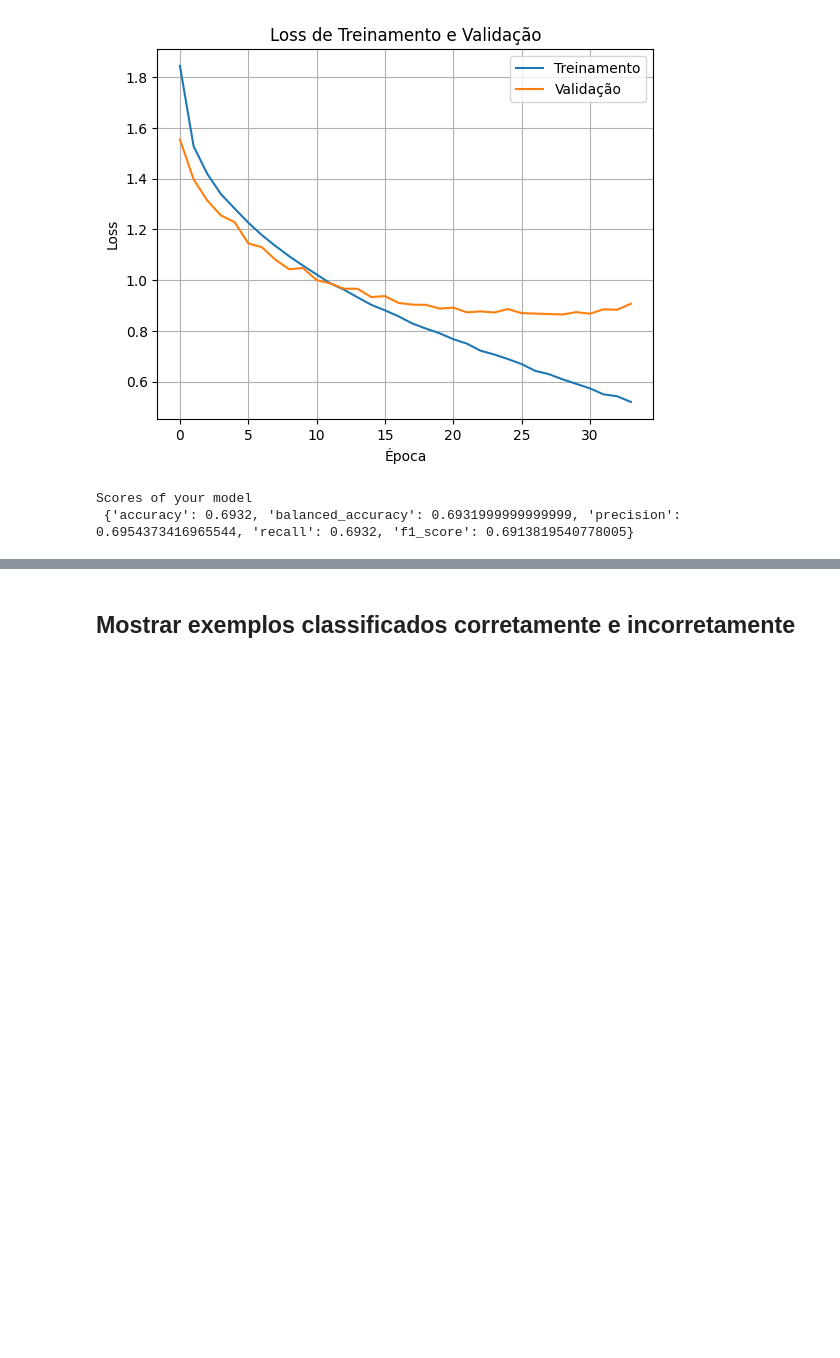
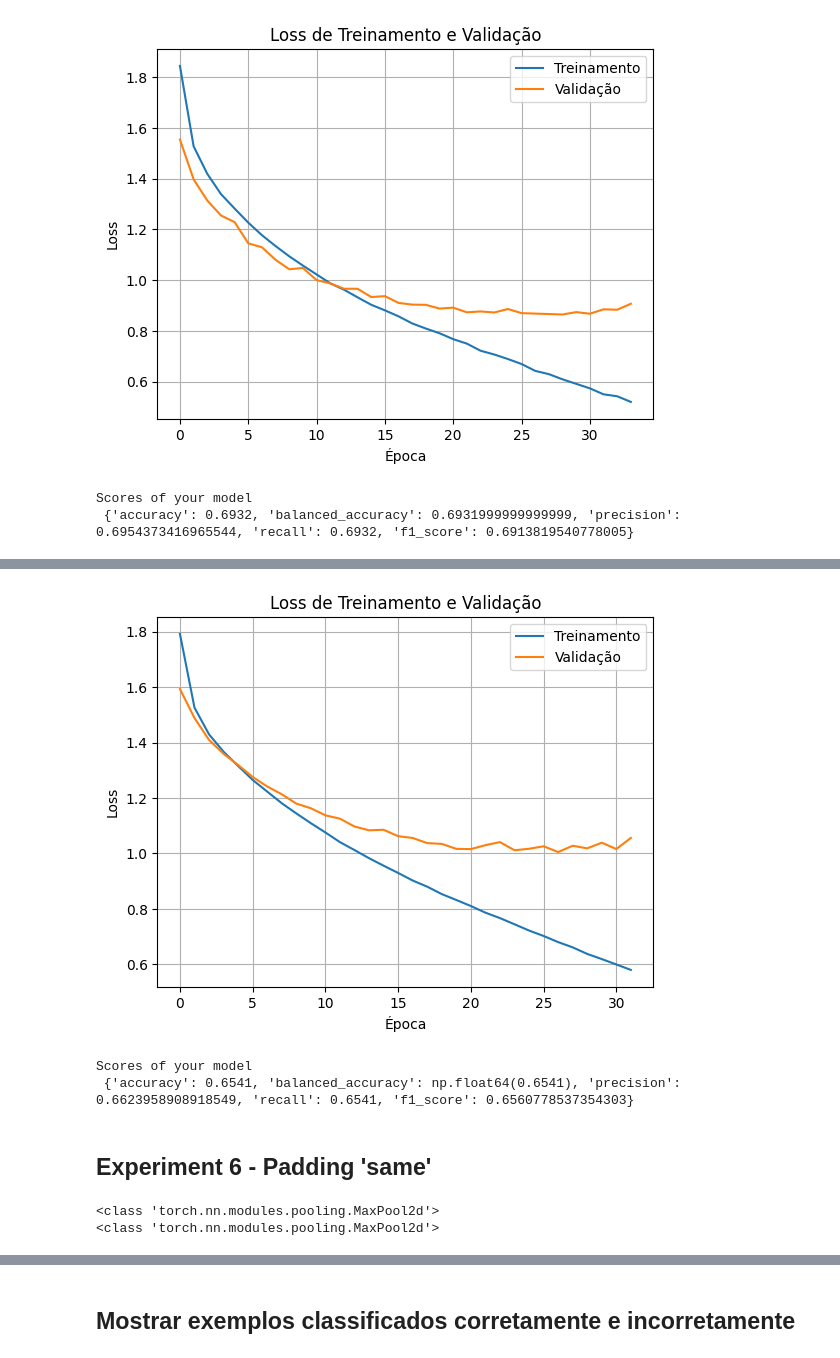
Before and after one commit to JVMergulho/redes_neurais, a Jupyter notebook: miniprojeto1/CNN/CIFAR10_with_CNNs.ipynb, the cells around one changed output, grey strips where cells are left out. Drawn from its saved outputs; the diff is of its cells as text; code cells hidden in the pictures; blank space fills up the shorter version.

Commit message:
add pooling and padding experiments

```diff
--- a/miniprojeto1/CNN/CIFAR10_with_CNNs.ipynb
+++ b/miniprojeto1/CNN/CIFAR10_with_CNNs.ipynb
@@ -125,9 +127,10 @@ class FlexibleCNN(nn.Module):
                 )
             )
             features_layers.append(nn.ReLU())
+            print(pooling_function)
             if self.config.get('pool_kernel_size'):
                 features_layers.append(
-                    nn.MaxPool2d(
+                    pooling_function(
                         kernel_size=self.config['pool_kernel_size'],
                         stride=self.config.get('pool_stride', self.config['pool_kernel_size'])
                     )
@@ -519,0 +530,28 @@ Scores of your model
+# %%
+learning_rate = 0.0001
+num_epochs = 50
+batch_size = 32
+patience = 5
+pooling_function = nn.AvgPool2d
+
+train_loader, val_loader, test_loader = makeLoaders(batch_size)
+# %%
+config_avg_pool = {
+    'conv_layers': [
+        (32, 3, 1, 1),
+        (64, 3, 1, 1)
+    ],
+    'pool_kernel_size': 2,
+    'pool_stride': 2,
+    'fc_layers': [
+        (120, 0.0),
+        (84, 0.0)
+    ],
+    'output_size': 10
+}
+
+# Criando o modelo
+model_avg_pool = FlexibleCNN(config_avg_pool)
+
+optimizer = optim.Adam(model_avg_pool.parameters(), lr=learning_rate)
+criterion = nn.CrossEntropyLoss()
@@ -519,0 +561,9 @@ Scores of your model
+# %%
+trained_CNN, train_losses, val_losses = train_model(model_avg_pool,
+                                                    train_loader,
+                                                    val_loader,
+                                                    criterion,
+                                                    optimizer,
+                                                    device,
+                                                    num_epochs,
+                                                    patience)
@@ -519,0 +584,12 @@ Scores of your model
+# %%
+plotLoss(train_losses, val_losses)
+# %% [output]
+[figure, added]
+# %%
+labels, predictions = makePredictions(model_avg_pool, test_loader)
+
+scores = get_scores(labels, predictions)
+print("Scores of your model\n", scores)
+# %% [output]
+Scores of your model
+ {'accuracy': 0.6541, 'balanced_accuracy': np.float64(0.6541), 'precision': 0.6623958908918549, 'recall': 0.6541, 'f1_score': 0.6560778537354303}
@@ -519,0 +598,2 @@ Scores of your model
+# %% [markdown]
+## Experiment 6 - Padding 'same'
@@ -519,0 +607,23 @@ Scores of your model
+# %%
+config_padding_same = {
+    'conv_layers': [
+        (32, 3, 1, 'same'),
+        (64, 3, 1, 'same')
+    ],
+    'pool_kernel_size': 2,
+    'pool_stride': 2,
+    'fc_layers': [
+        (120, 0.0),
+        (84, 0.0)
+    ],
+    'output_size': 10
+}
+
+# Criando o modelo
+model_padding_same = FlexibleCNN(config_padding_same)
+
+optimizer = optim.Adam(model_padding_same.parameters(), lr=learning_rate)
+criterion = nn.CrossEntropyLoss()
+# %% [output]
+<class 'torch.nn.modules.pooling.MaxPool2d'>
+<class 'torch.nn.modules.pooling.MaxPool2d'>
```
Also changed, not shown: parts of 21 cells of this notebook.
